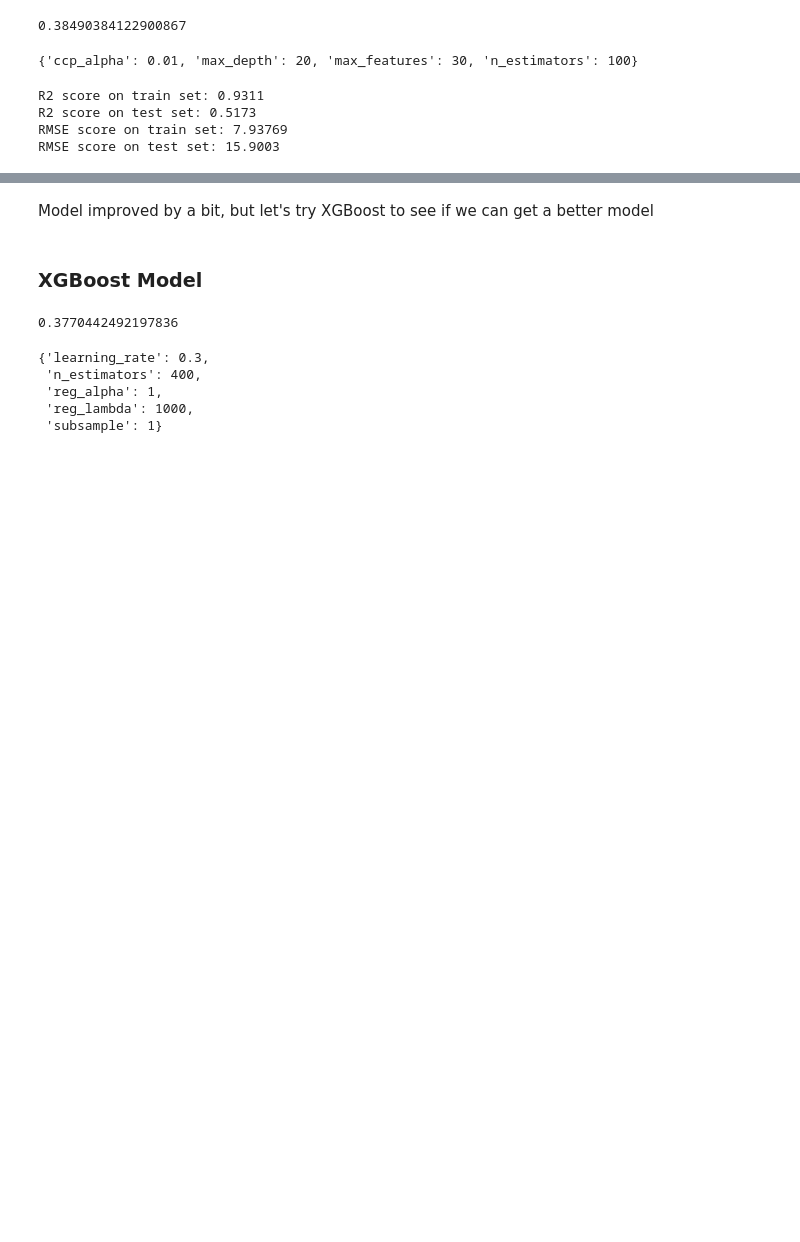
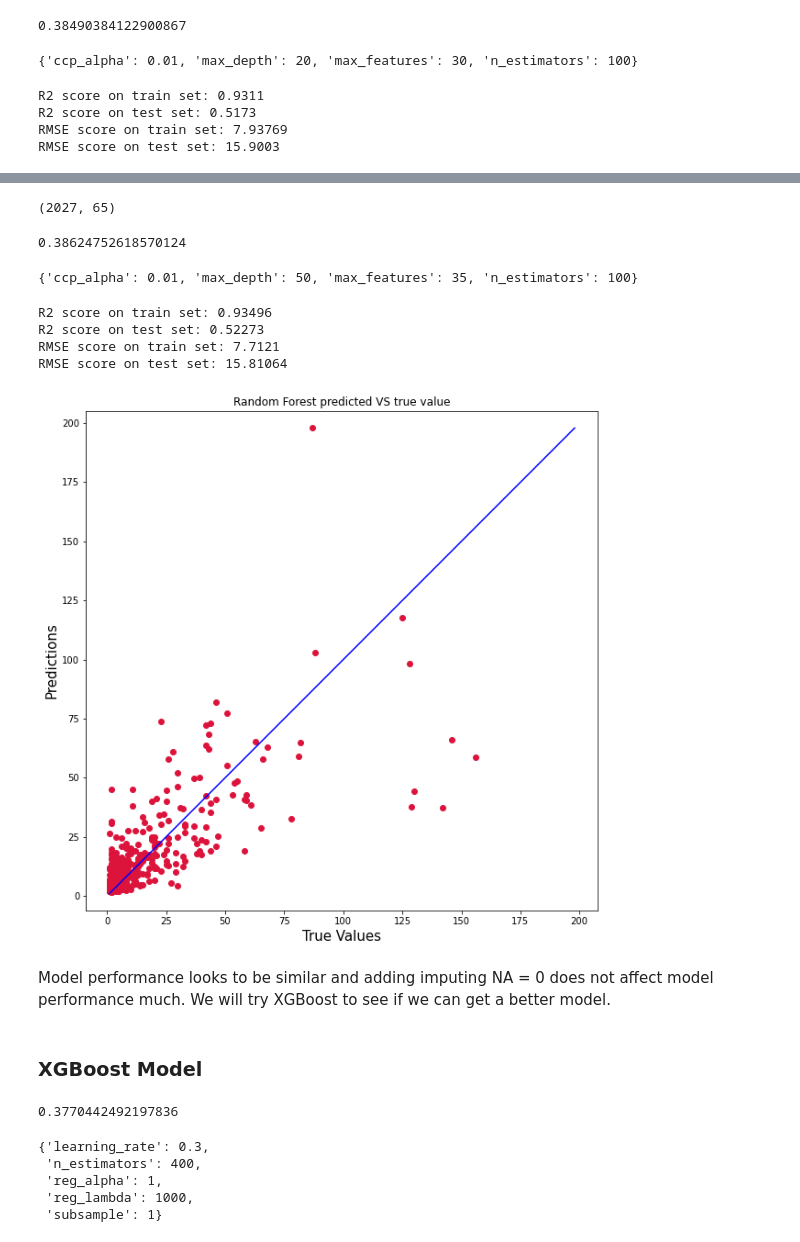
Before and after one commit to kyzeong/Singapore-Dengue-Case-Prediction, a Jupyter notebook: Code/Modelling - Random Forest and XGBoost.ipynb, the cells around one changed output, grey strips where cells are left out. Cells and saved outputs as stored; diff of their text form; code cells hidden in the pictures; blank space fills up the shorter version.

```diff
--- a/Code/Modelling - Random Forest and XGBoost.ipynb
+++ b/Code/Modelling - Random Forest and XGBoost.ipynb
@@ -185,0 +186,8 @@ RMSE score on test set: 15.9003
+# %%
+df_new = df.copy()
+df_new.dropna(inplace=True)
+df_new['month'] = df_new['date'].str[5:7]
+df_new['month'] = df_new['month'].astype(int)
+df_new.drop('date',axis=1,inplace=True)
+df_new = pd.get_dummies(df_new, columns=['region'], drop_first=True)
+df_new.head()
@@ -186,5 +202,57 @@ RMSE score on test set: 15.9003
+# %%
+df_new.shape
+# %% [output]
+(2027, 65)
+# %%
+X_new = df_new.drop(['recent_cases'], axis=1)
+y_new = df_new['recent_cases']
+
+X_train_new, X_test_new, y_train_new, y_test_new = train_test_split(X_new, y_new, test_size=0.2, random_state=42)
+# %%
+rf_params = {
+    'n_estimators': range(100,500,100),
+    'max_depth': [10,20,50,100],
+    'max_features': [10,20,30,35],
+    'ccp_alpha': [0.001,0.005,0.01,0.05,0.1]
+}
+gs_new = GridSearchCV(rf, param_grid=rf_params, cv=3)
+gs_new.fit(X_train_new, y_train_new)
+print(gs_new.best_score_)
+gs_new.best_params_
+# %% [output]
+0.38624752618570124
+{'ccp_alpha': 0.01, 'max_depth': 50, 'max_features': 35, 'n_estimators': 100}
+# %%
+r2_train_new = gs_new.score(X_train_new, y_train_new)
+r2_test_new = gs_new.score(X_test_new, y_test_new)
+rmse_train_new = mean_squared_error(y_train_new, gs_new.predict(X_train_new), squared = False)
+rmse_test_new = mean_squared_error(y_test_new, gs_new.predict(X_test_new), squared = False)
+
+print(f'R2 score on train set: {round(r2_train_new,5)}')
+print(f'R2 score on test set: {round(r2_test_new,5)}')
+print(f'RMSE score on train set: {round(rmse_train_new,5)}')
+print(f'RMSE score on test set: {round(rmse_test_new,5)}')
+# %% [output]
+R2 score on train set: 0.93496
+R2 score on test set: 0.52273
+RMSE score on train set: 7.7121
+RMSE score on test set: 15.81064
+# %%
+plt.figure(figsize=(10,10))
+plt.scatter(y_test_new, gs_new.predict(X_test_new), c='crimson')
+
+p1 = max(max(gs_new.predict(X_test_new)), max(y_test_new))
+p2 = min(min(gs_new.predict(X_test_new)), min(y_test_new))
+plt.plot([p1, p2], [p1, p2], 'b-')
+plt.xlabel('True Values', fontsize=15)
+plt.ylabel('Predictions', fontsize=15)
+plt.axis('equal')
+plt.title('Random Forest predicted VS true value')
+plt.show()
+# %% [output]
+[figure, added]
 # %% [markdown]
-Model improved by a bit, but let's try XGBoost to see if we can get a better model
+Model performance looks to be similar and adding imputing NA = 0 does not affect model performance much. We will try XGBoost to see if we can get a better model.
 # %% [markdown]
 ### XGBoost Model
 # %%
```
Also changed, not shown: parts of 15 cells of this notebook.
